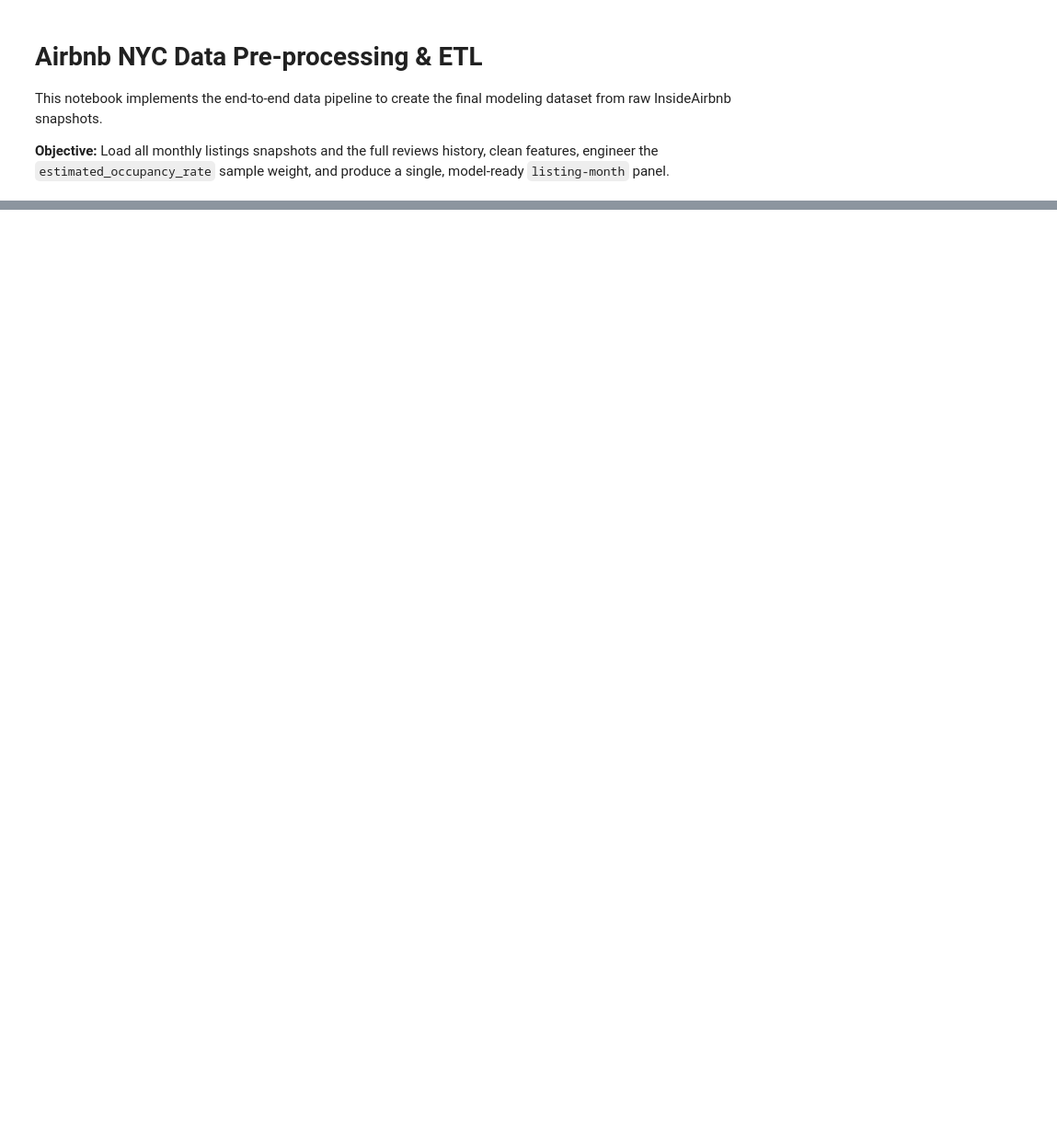
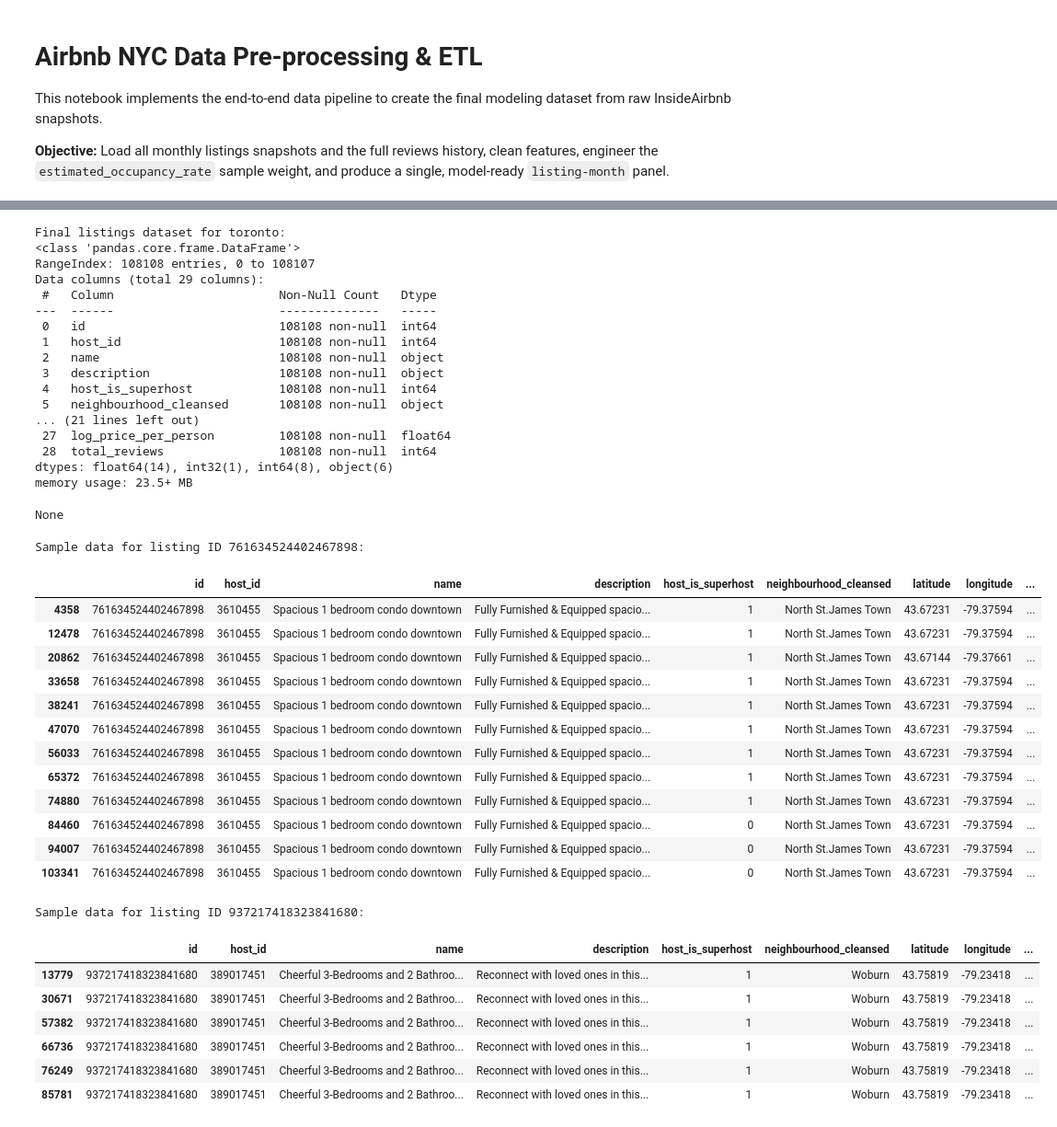
Before and after one commit to arvindsuresh-math/AirBnB-Price-Recommender, a Jupyter notebook: notebooks/01_data_cleaning_oct_11.ipynb, the cells around one changed output, grey strips where cells are left out. Shown at 92% size. Drawn from its saved outputs; the diff is of its cells as text; code cells hidden in the pictures; blank space fills up the shorter version.

```diff
--- a/notebooks/01_data_cleaning_oct_11.ipynb
+++ b/notebooks/01_data_cleaning_oct_11.ipynb
@@ -627,0 +146,9 @@ Name: count, dtype: int64
+# %%
+# Convert last_scraped to datetime
+raw_listings_df['last_scraped'] = pd.to_datetime(raw_listings_df['last_scraped'], errors='coerce')
+
+# Convert last_scraped to month only (no year)
+listings_df['month'] = raw_listings_df['last_scraped'].dt.month
+
+# Drop the last_scraped column as it's no longer needed
+listings_df = listings_df.drop(columns=['last_scraped'])
@@ -627,0 +262,71 @@ Name: count, dtype: int64
+# %%
+# Aggregate reviews to get total reviews per listing
+reviews_count = common_reviews_df.groupby('listing_id').size().reset_index(name='total_reviews')
+
+# Merge on the listing ID
+final_df = common_listings_df.merge(reviews_count, left_on='id', right_on='listing_id', how='left')
+
+# Convert total_reviews to int
+final_df['total_reviews'] = final_df['total_reviews'].astype('int')
+
+# Drop the redundant listing_id column
+final_df = final_df.drop(columns=['listing_id'])
+
+# Convert host_is_superhost to numeric 0/1
+final_df['host_is_superhost'] = final_df['host_is_superhost'].astype(str).map({'t': 1, 'f': 0})
+
+# Convert bedrooms and beds to int
+final_df['bedrooms'] = final_df['bedrooms'].astype('int')
+final_df['beds'] = final_df['beds'].astype('int')
+
+# Print information about the final DataFrame
+print(f"\nFinal listings dataset for {CITY}:")
+display(final_df.info())
+
+# Display 3 sample listings (all occurrences)
+sample_ids = np.random.choice(final_df['id'].unique(), size=3, replace=False)
+for listing_id in sample_ids:
+    listing_reviews = final_df[final_df['id'] == listing_id]
+    print(f"\nSample data for listing ID {listing_id}:")
+    display(listing_reviews)
+# %% [output]
+Final listings dataset for toronto:
+<class 'pandas.core.frame.DataFrame'>
+RangeIndex: 108108 entries, 0 to 108107
+Data columns (total 29 columns):
+ #   Column                       Non-Null Count   Dtype
+---  ------                       --------------   -----
+ 0   id                           108108 non-null  int64
+ 1   host_id                      108108 non-null  int64
+ 2   name                         108108 non-null  object
+ 3   description                  108108 non-null  object
+ 4   host_is_superhost            108108 non-null  int64
+ 5   neighbourhood_cleansed       108108 non-null  object
+... (21 lines left out)
+ 27  log_price_per_person         108108 non-null  float64
+ 28  total_reviews                108108 non-null  int64
+dtypes: float64(14), int32(1), int64(8), object(6)
+memory usage: 23.5+ MB
+None
+Sample data for listing ID 761634524402467898:
+|  | id | host_id | name | description | host_is_superhost | neighbourhood_cleansed | latitude | longitude | ... |
+| 4358 | 761634524402467898 | 3610455 | Spacious 1 bedroom condo downtown | Fully Furnished & Equipped spacio... | 1 | North St.James Town | 43.67231 | -79.37594 | ... |
+| 12478 | 761634524402467898 | 3610455 | Spacious 1 bedroom condo downtown | Fully Furnished & Equipped spacio... | 1 | North St.James Town | 43.67231 | -79.37594 | ... |
+| 20862 | 761634524402467898 | 3610455 | Spacious 1 bedroom condo downtown | Fully Furnished & Equipped spacio... | 1 | North St.James Town | 43.67144 | -79.37661 | ... |
+| 33658 | 761634524402467898 | 3610455 | Spacious 1 bedroom condo downtown | Fully Furnished & Equipped spacio... | 1 | North St.James Town | 43.67231 | -79.37594 | ... |
+| 38241 | 761634524402467898 | 3610455 | Spacious 1 bedroom condo downtown | Fully Furnished & Equipped spacio... | 1 | North St.James Town | 43.67231 | -79.37594 | ... |
+| 47070 | 761634524402467898 | 3610455 | Spacious 1 bedroom condo downtown | Fully Furnished & Equipped spacio... | 1 | North St.James Town | 43.67231 | -79.37594 | ... |
+| 56033 | 761634524402467898 | 3610455 | Spacious 1 bedroom condo downtown | Fully Furnished & Equipped spacio... | 1 | North St.James Town | 43.67231 | -79.37594 | ... |
+| 65372 | 761634524402467898 | 3610455 | Spacious 1 bedroom condo downtown | Fully Furnished & Equipped spacio... | 1 | North St.James Town | 43.67231 | -79.37594 | ... |
+| 74880 | 761634524402467898 | 3610455 | Spacious 1 bedroom condo downtown | Fully Furnished & Equipped spacio... | 1 | North St.James Town | 43.67231 | -79.37594 | ... |
+| 84460 | 761634524402467898 | 3610455 | Spacious 1 bedroom condo downtown | Fully Furnished & Equipped spacio... | 0 | North St.James Town | 43.67231 | -79.37594 | ... |
+| 94007 | 761634524402467898 | 3610455 | Spacious 1 bedroom condo downtown | Fully Furnished & Equipped spacio... | 0 | North St.James Town | 43.67231 | -79.37594 | ... |
+| 103341 | 761634524402467898 | 3610455 | Spacious 1 bedroom condo downtown | Fully Furnished & Equipped spacio... | 0 | North St.James Town | 43.67231 | -79.37594 | ... |
+Sample data for listing ID 937217418323841680:
+|  | id | host_id | name | description | host_is_superhost | neighbourhood_cleansed | latitude | longitude | ... |
+| 13779 | 937217418323841680 | 389017451 | Cheerful 3-Bedrooms and 2 Bathroo... | Reconnect with loved ones in this... | 1 | Woburn | 43.75819 | -79.23418 | ... |
+| 30671 | 937217418323841680 | 389017451 | Cheerful 3-Bedrooms and 2 Bathroo... | Reconnect with loved ones in this... | 1 | Woburn | 43.75819 | -79.23418 | ... |
+| 57382 | 937217418323841680 | 389017451 | Cheerful 3-Bedrooms and 2 Bathroo... | Reconnect with loved ones in this... | 1 | Woburn | 43.75819 | -79.23418 | ... |
+| 66736 | 937217418323841680 | 389017451 | Cheerful 3-Bedrooms and 2 Bathroo... | Reconnect with loved ones in this... | 1 | Woburn | 43.75819 | -79.23418 | ... |
+| 76249 | 937217418323841680 | 389017451 | Cheerful 3-Bedrooms and 2 Bathroo... | Reconnect with loved ones in this... | 1 | Woburn | 43.75819 | -79.23418 | ... |
+| 85781 | 937217418323841680 | 389017451 | Cheerful 3-Bedrooms and 2 Bathroo... | Reconnect with loved ones in this... | 1 | Woburn | 43.75819 | -79.23418 | ... |
```
Also changed, not shown: parts of 43 cells of this notebook, 40 other files.
